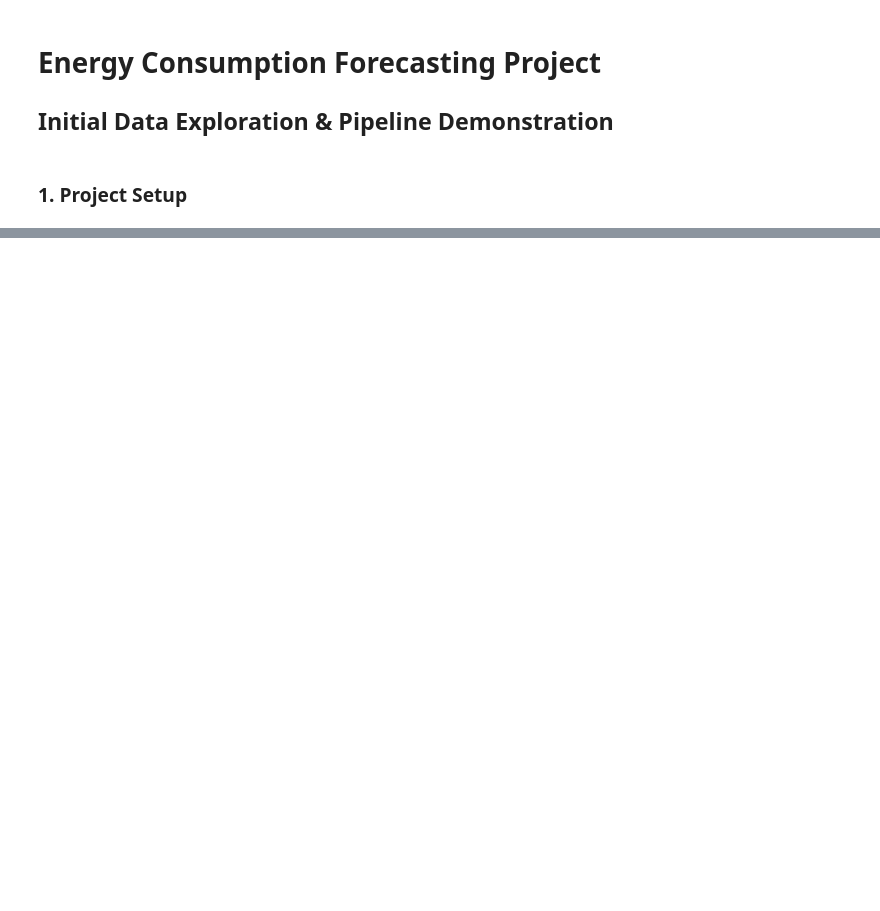
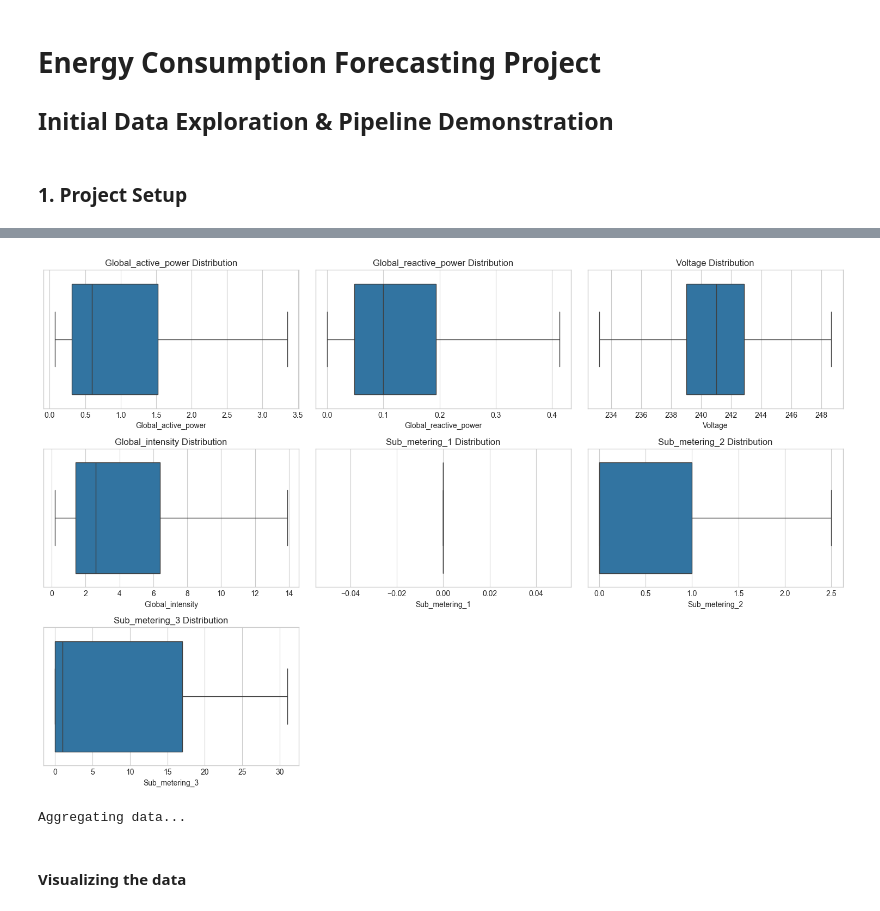
Before and after one commit to Ali-rashaideh/energy_forecasting_project, a Jupyter notebook: notebooks/EDA.ipynb, the cells around one changed output, grey strips where cells are left out. Cells and saved outputs as stored; diff of their text form; code cells hidden in the pictures; blank space fills up the shorter version.

```diff
--- a/notebooks/EDA.ipynb
+++ b/notebooks/EDA.ipynb
@@ -133,0 +172,54 @@ def plot_hourly_patterns(df, title_suffix=""):
+# %%
+def handle_outliers(series):
+    # Only process numeric columns
+    if pd.api.types.is_numeric_dtype(series):
+        Q1 = series.quantile(0.25)
+        Q3 = series.quantile(0.75)
+        IQR = Q3 - Q1
+        upper_bound = Q3 + 1.5 * IQR
+        lower_bound = max(Q1 - 1.5 * IQR, 0)  # Power can't be negative
+        return series.clip(lower_bound, upper_bound)
+    return series  # Return non-numeric columns unchanged
+
+# Apply only to numeric columns
+numeric_cols = df.select_dtypes(include=np.number).columns
+df[numeric_cols] = df[numeric_cols].apply(handle_outliers)
+
+# Visualize outliers treatment for numeric columns only
+plt.figure(figsize=(15, 10))
+for i, col in enumerate(numeric_cols, 1):
+    plt.subplot(3, 3, i)
+    sns.boxplot(x=df[col])
+    plt.title(f'{col} Distribution')
+plt.tight_layout()
+plt.show()
+# %% [output]
+[figure, added]
+# %%
+def aggregate_data(df):
+    """Create aggregated datasets at different time frequencies"""
+    print("Aggregating data...")
+    aggregations = {
+        'Global_active_power': 'sum',
+        'Global_reactive_power': 'sum',
+        'Voltage': 'mean',
+        'Global_intensity': 'mean',
+        'Sub_metering_1': 'sum',
+        'Sub_metering_2': 'sum',
+        'Sub_metering_3': 'sum',
+    }
+
+    hourly = df.resample('H').agg(aggregations)
+    daily = df.resample('D').agg(aggregations)
+    weekly = df.resample('W').agg(aggregations)
+
+    return {
+        'hourly': hourly,
+        'daily': daily,
+        'weekly': weekly
+    }
+new_df=aggregate_data(df)
+# %% [output]
+Aggregating data...
+# %% [markdown]
+#### Visualizing the data
```
Also changed, not shown: parts of 27 cells of this notebook, 2 other files.
